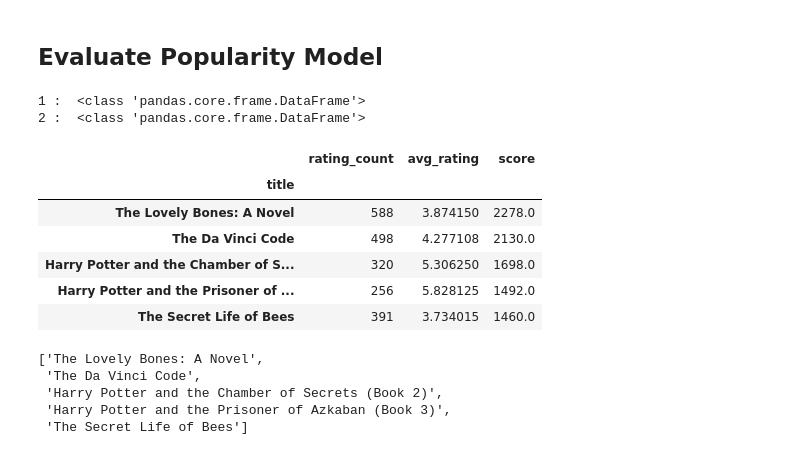
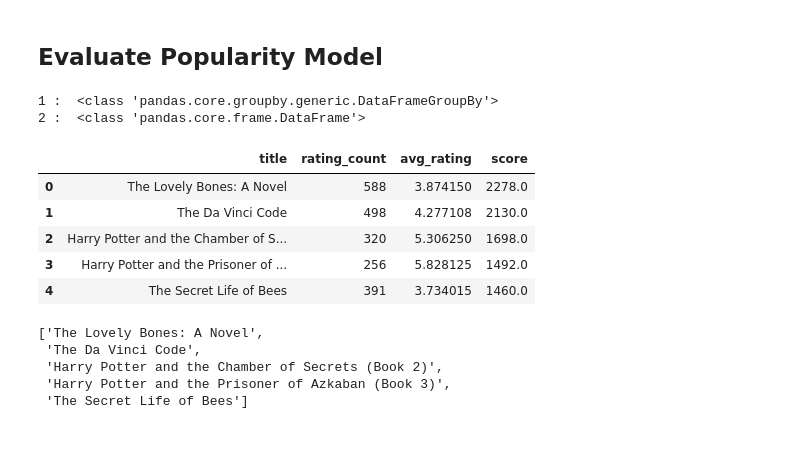
Before and after one commit to PathumDilhara/Collaborative-Filtering-Recommendation-System, a Jupyter notebook: version_03.ipynb, the cells around one changed output. Drawn from its saved outputs; the diff is of its cells as text; code cells hidden in the pictures.

```diff
--- a/version_03.ipynb
+++ b/version_03.ipynb
@@ -488,31 +489,31 @@ best_n_neighbors = 30
 
 book_name = "A Bend in the Road"
 
-pivot, train_ratings, test_ratings = build_dataset(
+book_pivot, train_ratings, test_ratings = build_dataset(
     min_user_ratings=best_min_user_ratings,
     min_book_ratings=best_min_book_ratings
 )
 
-model, n_neighbors = train_knn(
-    pivot= pivot,
+knn_model, n_neighbors = train_knn(
+    book_pivot= book_pivot,
     metric = best_metric,
     n_neighbors= best_n_neighbors
 )
 
 recs = recommend_books(
-    model=model,
-    pivot=pivot,
+    knn_model=knn_model,
+    book_pivot=book_pivot,
     book_name=book_name,
     needed_recs=5,
     n_neighbors_trained=best_n_neighbors
 )
 
 precision, recall = precision_recall_model(
-    model,
-    pivot,
+    knn_model,
+    book_pivot,
     test_ratings,
     needed_recs=5,
-    threshold=8,
+    rate_threshold=8,
     n_neighbors_trained=best_n_neighbors
 )
 
@@ -537,7 +556,7 @@ def build_popularity_based_reccomender_model(train_ratings):
 
     # create a new table that summarizes ratings for each book
     popularity = train_ratings.groupby("title") # We haven’t calculated anything yet, We only separated rows into buckets
-    print("1 : ", type(df))
+    print("1 : ", type(popularity))
 
     # "rating" = This is the column name in your DataFrame, "count" & "mean" = These are aggregation functions that Pandas already knows
     # “For each group, calculate these statistics from the rating column" > count -How many ratings exist, mean - Average rating
@@ -556,12 +575,13 @@ def build_popularity_based_reccomender_model(train_ratings):
     )
 
     popularity = popularity.sort_values("score", ascending=False)
+    popularity = popularity.reset_index()
 
     return popularity
 
 
 def recommend_popular(popularity_df, k=5):
-    return popularity_df.index[:k].tolist()
+    return popularity_df['title'].head(k).tolist()
 # %% [markdown]
 ## Evaluate Popularity Model
 # %%
@@ -593,19 +613,18 @@ def evaluate_popularity(popularity_df, test_ratings, k =5, threshold=8):
 # %%
 # Popularity model does NOT need heavy user filtering
 
-_, train_ratings_10_50, test_ratings = build_dataset(min_user_ratings=10, min_book_ratings=50)
+_, train_ratings_10_50, test_ratings_10_50 = build_dataset(min_user_ratings=10, min_book_ratings=50)
 
 popularity_df = build_popularity_based_reccomender_model(train_ratings=train_ratings_10_50)
 
-df.head()
+popularity_df.head()
 # %% [output]
-1 :  <class 'pandas.core.frame.DataFrame'>
+1 :  <class 'pandas.core.groupby.generic.DataFrameGroupBy'>
 2 :  <class 'pandas.core.frame.DataFrame'>
-|  | rating_count | avg_rating | score |
-| title |  |  |  |
-| The Lovely Bones: A Novel | 588 | 3.874150 | 2278.0 |
-| The Da Vinci Code | 498 | 4.277108 | 2130.0 |
-| Harry Potter and the Chamber of S... | 320 | 5.306250 | 1698.0 |
-| Harry Potter and the Prisoner of ... | 256 | 5.828125 | 1492.0 |
-| The Secret Life of Bees | 391 | 3.734015 | 1460.0 |
+|  | title | rating_count | avg_rating | score |
+| 0 | The Lovely Bones: A Novel | 588 | 3.874150 | 2278.0 |
+| 1 | The Da Vinci Code | 498 | 4.277108 | 2130.0 |
+| 2 | Harry Potter and the Chamber of S... | 320 | 5.306250 | 1698.0 |
+| 3 | Harry Potter and the Prisoner of ... | 256 | 5.828125 | 1492.0 |
+| 4 | The Secret Life of Bees | 391 | 3.734015 | 1460.0 |
 # %%
```
Also changed, not shown: parts of 16 cells of this notebook, 4 other files.
